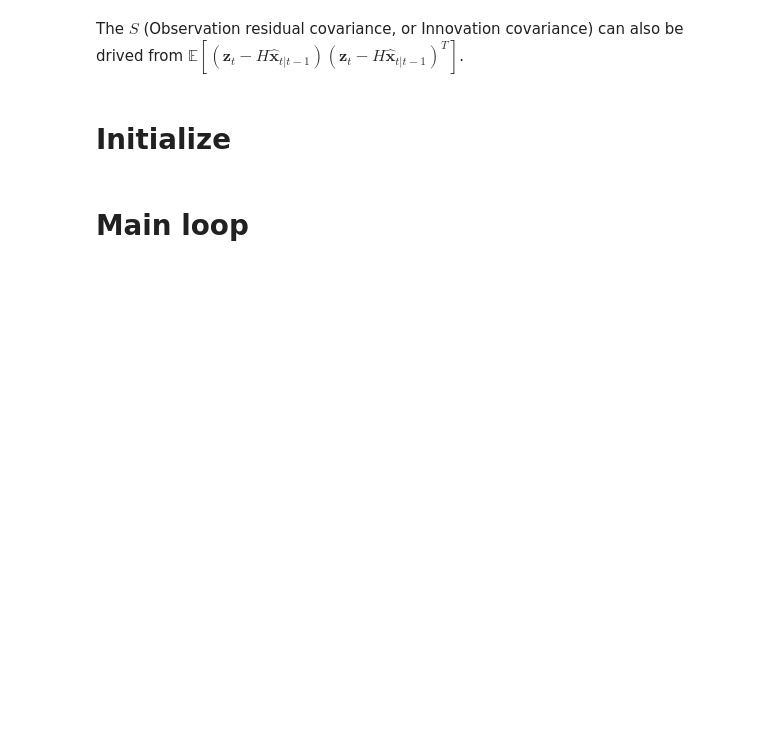
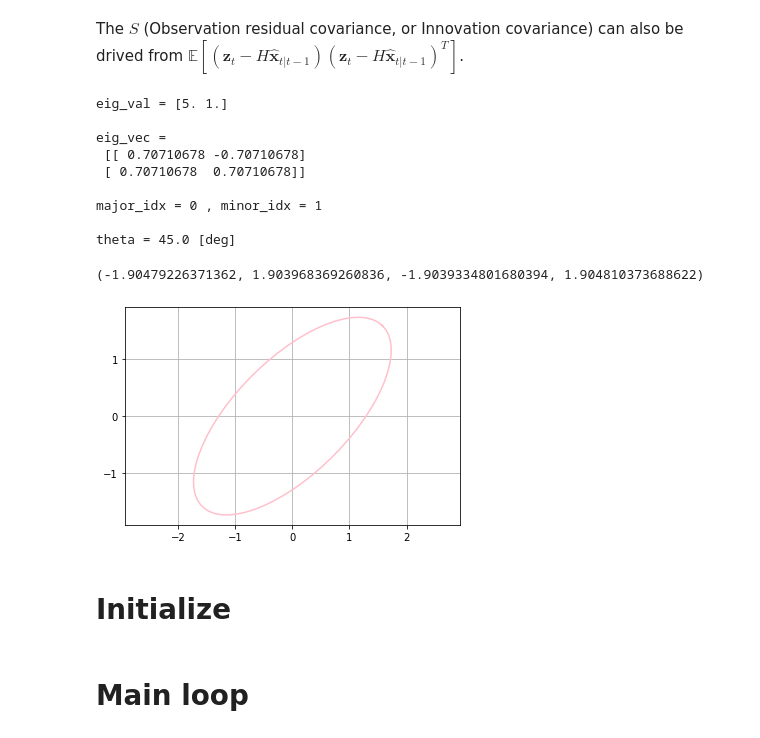
Before and after one commit to hotsuyuki/IpynbRobotics, a Jupyter notebook: Localization/extended_kalman_filter/extended_kalman_filter.ipynb, the cells around one changed output. Drawn from its saved outputs; the diff is of its cells as text; code cells hidden in the pictures; blank space fills up the shorter version.

```diff
--- a/Localization/extended_kalman_filter/extended_kalman_filter.ipynb
+++ b/Localization/extended_kalman_filter/extended_kalman_filter.ipynb
@@ -274,3 +322,34 @@ def Vizualize(xs_GT, xs_DR, xs_est, zs, min_x, max_x, tick_x, min_y, max_y, tick
+# %%
+### PlotCovEllipse() example
+
+x = np.array([
+    [0],
+    [0],
+    [0]
+])
+
+P = np.array([
+    [3, 2],
+    [2, 3],
+])
+
+PlotCovEllipse(x, P, print_flag=True)
+plt.xticks(np.arange(-10, 10, 1))
+plt.yticks(np.arange(-10, 10, 1))
+plt.grid(True)
+plt.axis('equal')
+# %% [output]
+eig_val = [5. 1.]
+
+eig_vec =
+ [[ 0.70710678 -0.70710678]
+ [ 0.70710678  0.70710678]]
+
+major_idx = 0 , minor_idx = 1
+
+theta = 45.0 [deg]
+(-1.90479226371362, 1.903968369260836, -1.9039334801680394, 1.904810373688622)
+[figure, added]
 # %% [markdown]
 # Initialize
 # %%
```
Also changed, not shown: parts of 2 cells of this notebook.
